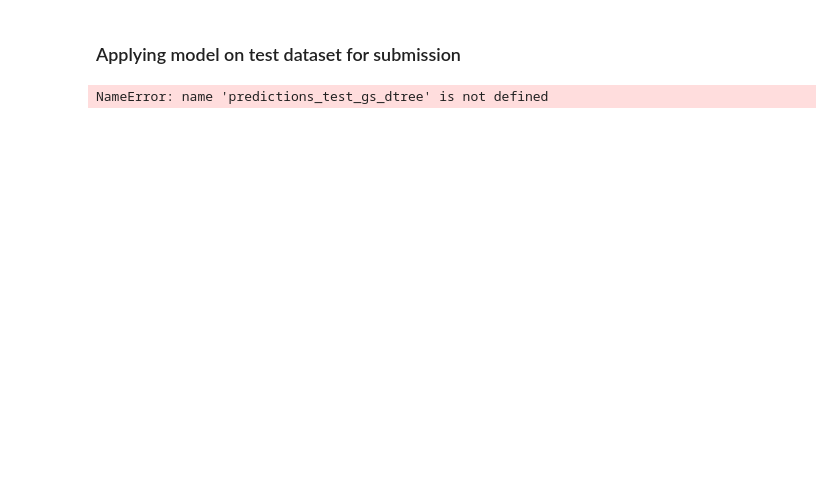
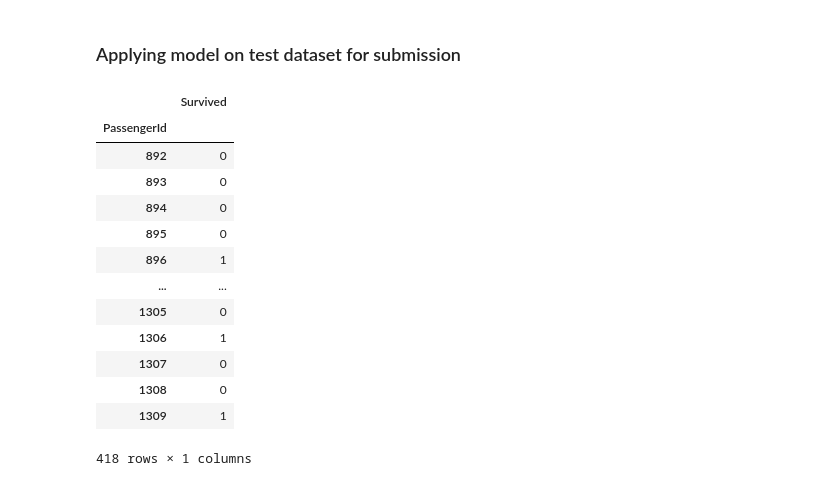
Before and after one commit to asenzaya/machine-learning, a Jupyter notebook: titanic_survival/titanic_survival_ML_project.ipynb, the cells around one changed output. Saved outputs shown, nothing was run; the diff lists cells and outputs as text; code cells hidden in the pictures; blank space fills up the shorter version.

```diff
--- a/titanic_survival/titanic_survival_ML_project.ipynb
+++ b/titanic_survival/titanic_survival_ML_project.ipynb
@@ -444,6 +461,22 @@ plt.show()
 # %% [markdown]
 ### Light GBM
 # %%
-ltgbm = lgb.LGBMClassifier(n_estimators=50, num_leaves=95, random_state=6)
-ltgbm.fit(x_train, y_train)
+# Define the parameter grid
+param_grid = {'n_estimators': [40, 50, 100,],
+              'num_leaves': [20, 30, 50, 70],
+              'learning_rate': [0.1, 0.05, 0.01],
+              'min_child_samples': [5, 10, 15]}
+
+# Create an instance of the LightGBM classifier
+ltgbm = lgb.LGBMClassifier(random_state=6)
+
+# Create an instance of the GridSearchCV class
+gs_ltgbm = GridSearchCV(ltgbm, param_grid, cv=5)
+
+# Fit the grid search to the training data
+gs_ltgbm.fit(x_train, y_train)
+
+# Print the best parameters and the best score
+print("Best parameters: {}".format(gs_ltgbm.best_params_))
+print("Best score: {:.2f}".format(gs_ltgbm.best_score_))
 # %% [output]
@@ -485,11 +517,24 @@ plt.show()
 # %% [markdown]
 ### Applying model on test dataset for submission
 # %%
-predictions_test_gsdtree = gs_dtree.predict(clean_test)
+predictions_test_gsltgbm = gs_ltgbm.predict(clean_test)
 # %%
-final_predictions = pd.DataFrame({'Survived': predictions_test_gs_dtree}, index=clean_test.index)
+final_predictions = pd.DataFrame({'Survived': predictions_test_gsltgbm}, index=clean_test.index)
 final_predictions
 # %% [output]
+|  | Survived |
+| PassengerId |  |
+| 892 | 0 |
+| 893 | 0 |
+| 894 | 0 |
+| 895 | 0 |
+| 896 | 1 |
+| ... | ... |
+| 1305 | 0 |
+| 1306 | 1 |
+| 1307 | 0 |
+| 1308 | 0 |
+| 1309 | 1 |
-NameError: name 'predictions_test_gs_dtree' is not defined
+418 rows × 1 columns
 # %%
 final_predictions.to_csv('survival_submission.csv')
```
Also changed, not shown: parts of 19 cells of this notebook, 1 other file.
